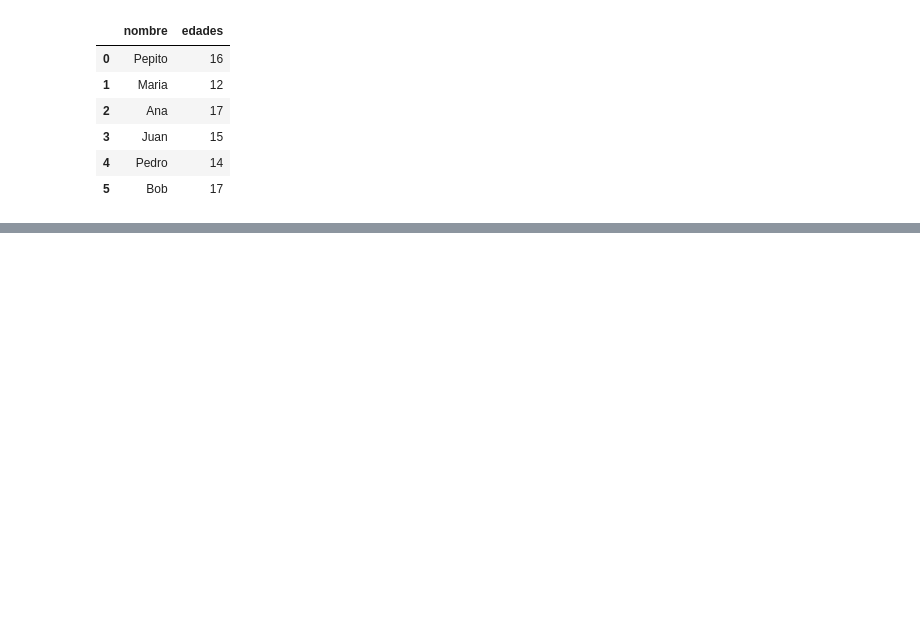
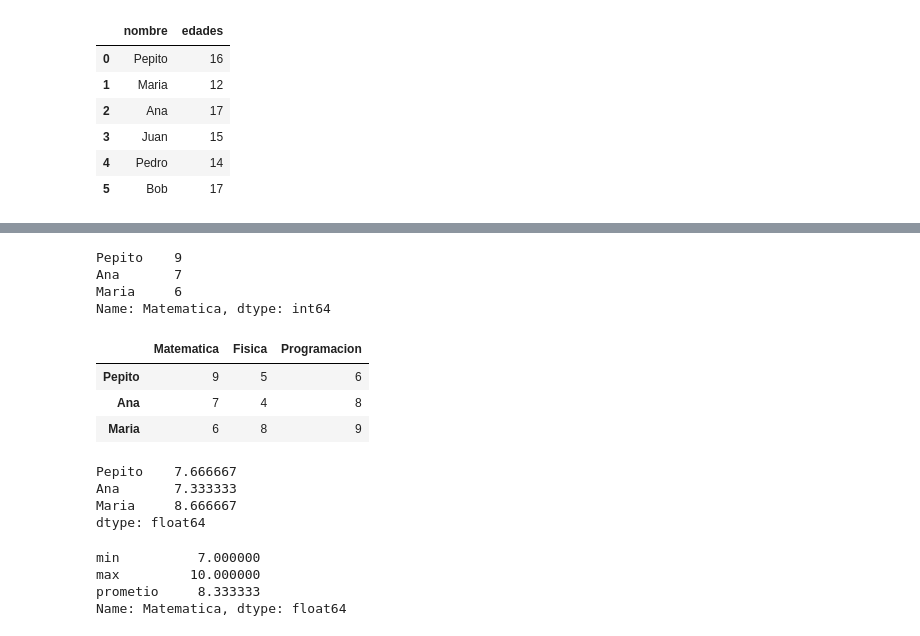
Before and after one commit to Gael-M0/PracticaUDM, a Jupyter notebook: udemy/Python_DataScience/pandas.ipynb, the cells around one changed output, grey strips where cells are left out. Cells and saved outputs as stored; diff of their text form; code cells hidden in the pictures; blank space fills up the shorter version.

```diff
--- a/udemy/Python_DataScience/pandas.ipynb
+++ b/udemy/Python_DataScience/pandas.ipynb
@@ -567,0 +588,34 @@ pd.concat([Estudiantes1,Estudiantes2], ignore_index=True)
+# %%
+def restauno(n):
+    return n-1
+
+matematica.apply(restauno) # Aplica la función restauno a cada elemento de la Serie matematica
+# %% [output]
+Pepito    9
+Ana       7
+Maria     6
+Name: Matematica, dtype: int64
+# %%
+Datos.applymap(restauno) # Aplica la función restauno a cada elemento del DataFrame Datos
+# %% [output]
+|  | Matematica | Fisica | Programacion |
+| Pepito | 9 | 5 | 6 |
+| Ana | 7 | 4 | 8 |
+| Maria | 6 | 8 | 9 |
+# %%
+def prometio(lista):
+    return sum(lista)/len(lista)
+
+Datos.apply(prometio,axis = 1)
+# %% [output]
+Pepito    7.666667
+Ana       7.333333
+Maria     8.666667
+dtype: float64
+# %%
+matematica.agg([min,max,prometio])
+# %% [output]
+min          7.000000
+max         10.000000
+prometio     8.333333
+Name: Matematica, dtype: float64
```
Also changed, not shown: parts of 2 cells of this notebook.
